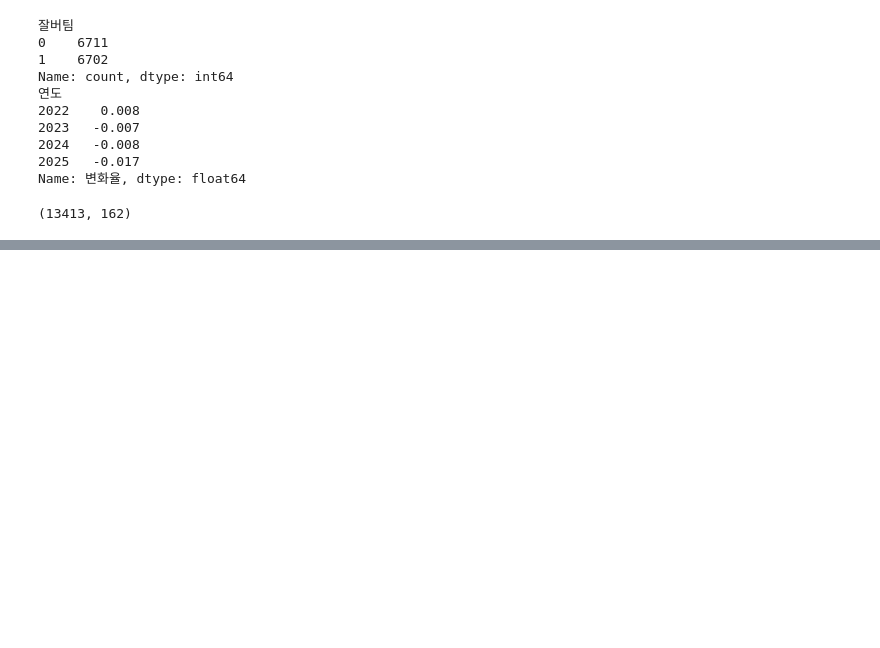
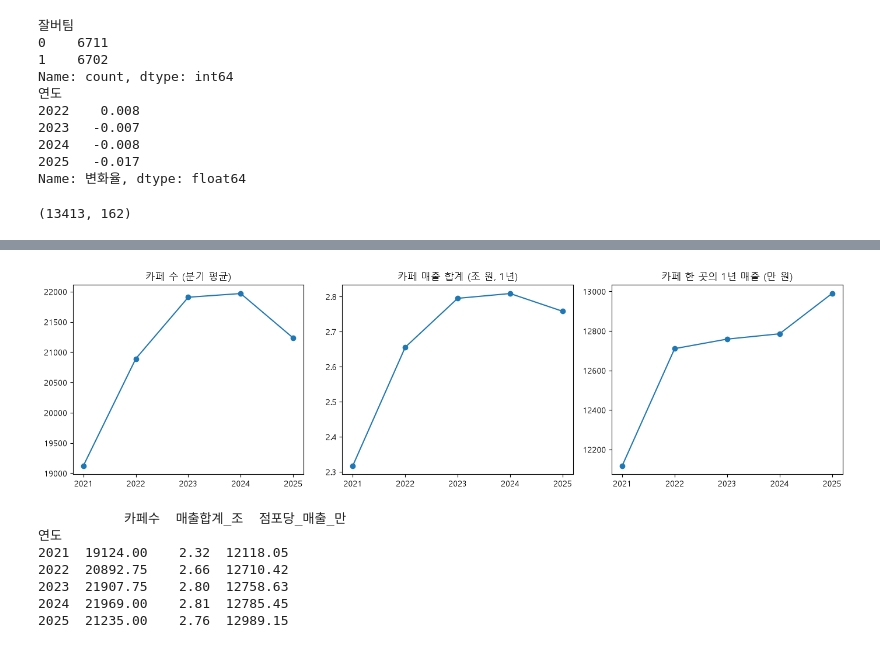
Before and after one commit to fivcomet/cafe-commercial-analysis, a Jupyter notebook: notebooks/2.0-eda.ipynb, the cells around one changed output, grey strips where cells are left out. Cells and saved outputs as stored; diff of their text form; code cells hidden in the pictures; blank space fills up the shorter version.

```diff
--- a/notebooks/2.0-eda.ipynb
+++ b/notebooks/2.0-eda.ipynb
@@ -158,0 +211,29 @@ print(data.shape)
+# %%
+# 연도별로 묶어서 다시 그리기 (계절 톱니 없애기)
+yearly = df.groupby("연도").agg(
+    카페수=("유사_업종_점포_수", "sum"),          # ★ 4분기 합계라서 아래에서 4로 나눔
+    매출합계=("당월_매출_금액", "sum"),
+)
+yearly["카페수"] = yearly["카페수"] / 4             # ★ 분기 평균 카페 수
+yearly["매출합계_조"] = yearly["매출합계"] / 1e12    # 1조 단위
+yearly["점포당_매출_만"] = yearly["매출합계"] / yearly["카페수"] / 1e4   # ★ 카페 한 곳의 1년 매출
+
+fig, axes = plt.subplots(1, 3, figsize=(14, 4))
+axes[0].plot(yearly.index, yearly["카페수"], marker="o"); axes[0].set_title("카페 수 (분기 평균)")
+axes[1].plot(yearly.index, yearly["매출합계_조"], marker="o"); axes[1].set_title("카페 매출 합계 (조 원, 1년)")
+axes[2].plot(yearly.index, yearly["점포당_매출_만"], marker="o"); axes[2].set_title("카페 한 곳의 1년 매출 (만 원)")
+for ax in axes:
+    ax.set_xticks(yearly.index)
+plt.tight_layout()
+plt.savefig("../reports/figures/02_연도별_흐름.png", dpi=150)
+plt.show()
+print(yearly[["카페수", "매출합계_조", "점포당_매출_만"]].round(2))
+# %% [output]
+[figure, added]
+           카페수  매출합계_조  점포당_매출_만
+연도
+2021  19124.00    2.32  12118.05
+2022  20892.75    2.66  12710.42
+2023  21907.75    2.80  12758.63
+2024  21969.00    2.81  12785.45
+2025  21235.00    2.76  12989.15
```
Also changed, not shown: parts of 3 cells of this notebook, 2 other files.
